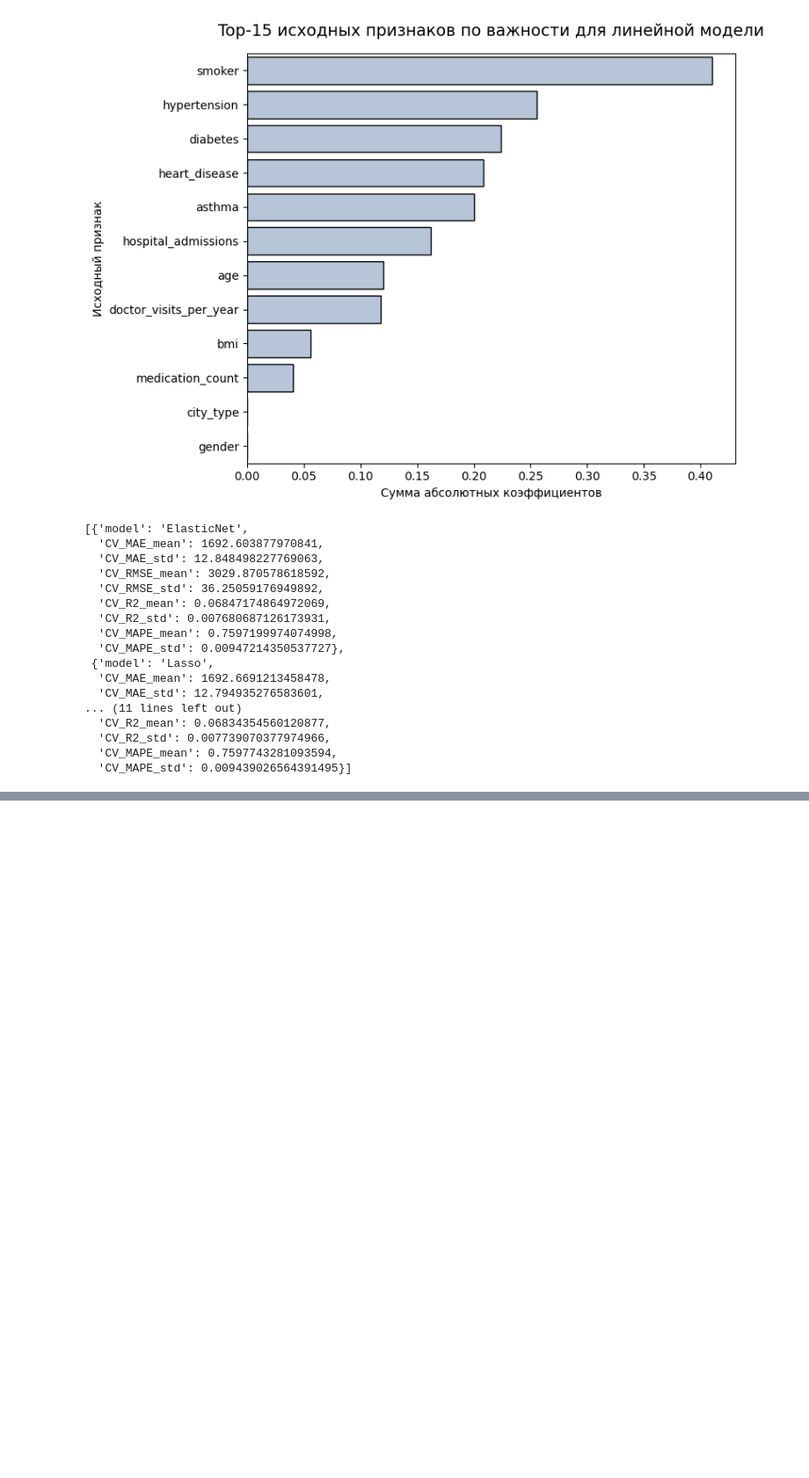
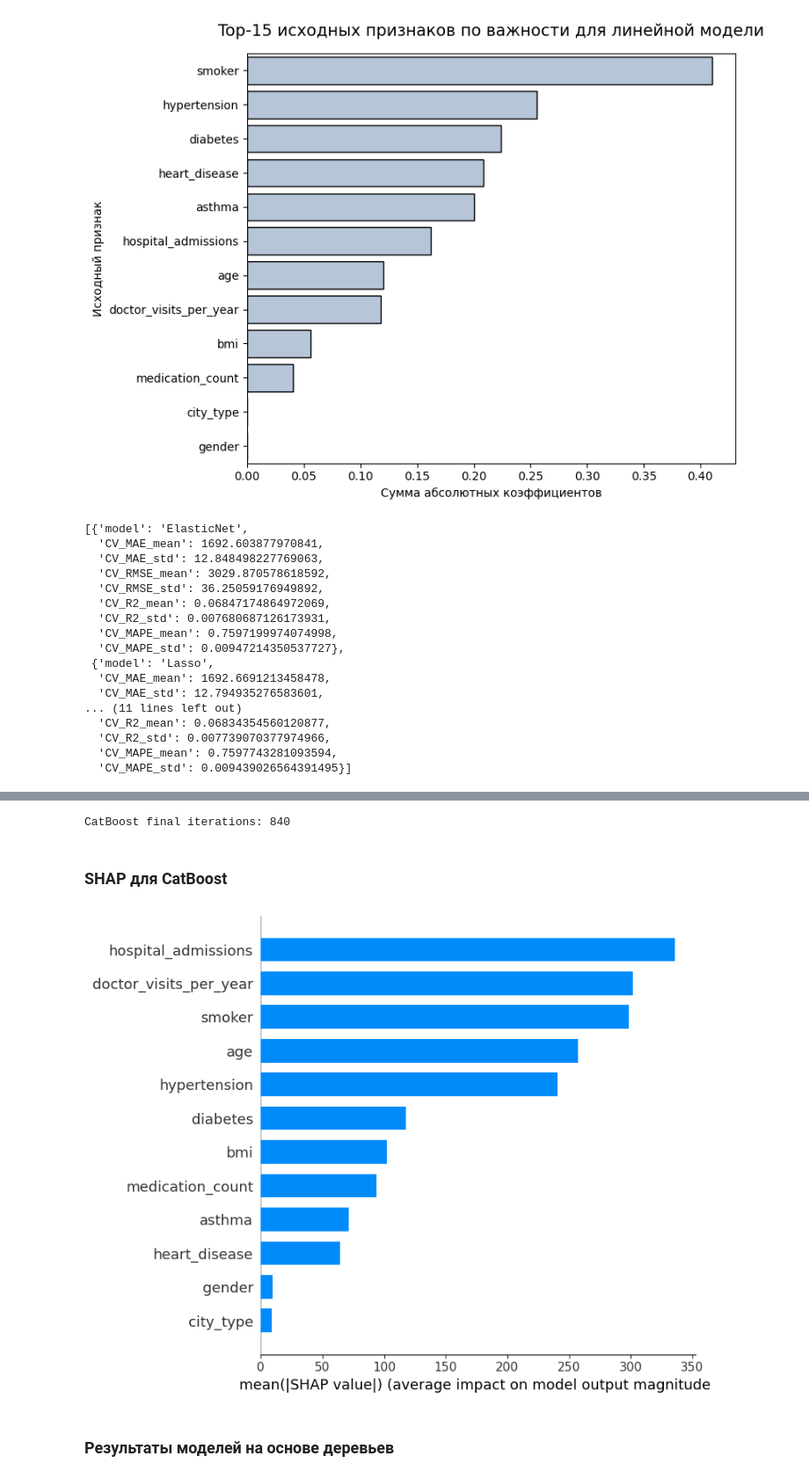
Before and after one commit to horacemtb/medcost-prediction-app, a Jupyter notebook: notebooks/additional-research.ipynb, the cells around one changed output, grey strips where cells are left out. Shown at 88% size. Drawn from its saved outputs; the diff is of its cells as text; code cells hidden in the pictures; blank space fills up the shorter version.

Commit message:
Trained 4 boosting models

```diff
--- a/notebooks/additional-research.ipynb
+++ b/notebooks/additional-research.ipynb
@@ -1981,0 +2001,8 @@ cv_results
+# %%
+# Для нового датасета нет ordinal-признаков
+# gender и city_type считаем номинальными категориальными признаками
+
+nominal_categorical_features = categorical_features.copy()
+
+# CatBoost будет обрабатывать эти признаки нативно
+catboost_cat_features = categorical_features.copy()
@@ -1981,0 +2646,22 @@ cv_results
+# %%
+# Финально обучаем CatBoost на всём train
+# Количество итераций берём как медиану best_iteration по CV
+
+best_catboost_iterations = (best_catboost_cv_metrics['best_iteration_median'])
+
+best_catboost_pipeline = Pipeline([
+    ('catboost_preprocessing', make_catboost_preprocessor()),
+    ('model', make_catboost_model(
+        params=catboost_study.best_params,
+        iterations=best_catboost_iterations,
+        early_stopping_rounds=None
+    ))
+])
+
+best_catboost_pipeline.fit(X_train, y_train)
+
+print(f'CatBoost final iterations: {best_catboost_iterations}')
+# %% [output]
+CatBoost final iterations: 840
+# %% [markdown]
+### SHAP для CatBoost
@@ -1981,0 +2714,21 @@ cv_results
+# %%
+if CATBOOST_AVAILABLE:
+    catboost_shap_importance, catboost_shap_values, catboost_shap_X = (
+        get_catboost_shap_importance(
+            fitted_catboost_pipeline=best_catboost_pipeline,
+            X=X_train,
+            sample_size=10000
+        )
+    )
+# %%
+if SHAP_AVAILABLE and CATBOOST_AVAILABLE:
+    shap.summary_plot(
+        catboost_shap_values,
+        catboost_shap_X,
+        plot_type='bar',
+        max_display=20
+    )
+# %% [output]
+[figure, added]
+# %% [markdown]
+### Результаты моделей на основе деревьев
```
Also changed, not shown: parts of 26 cells of this notebook.
